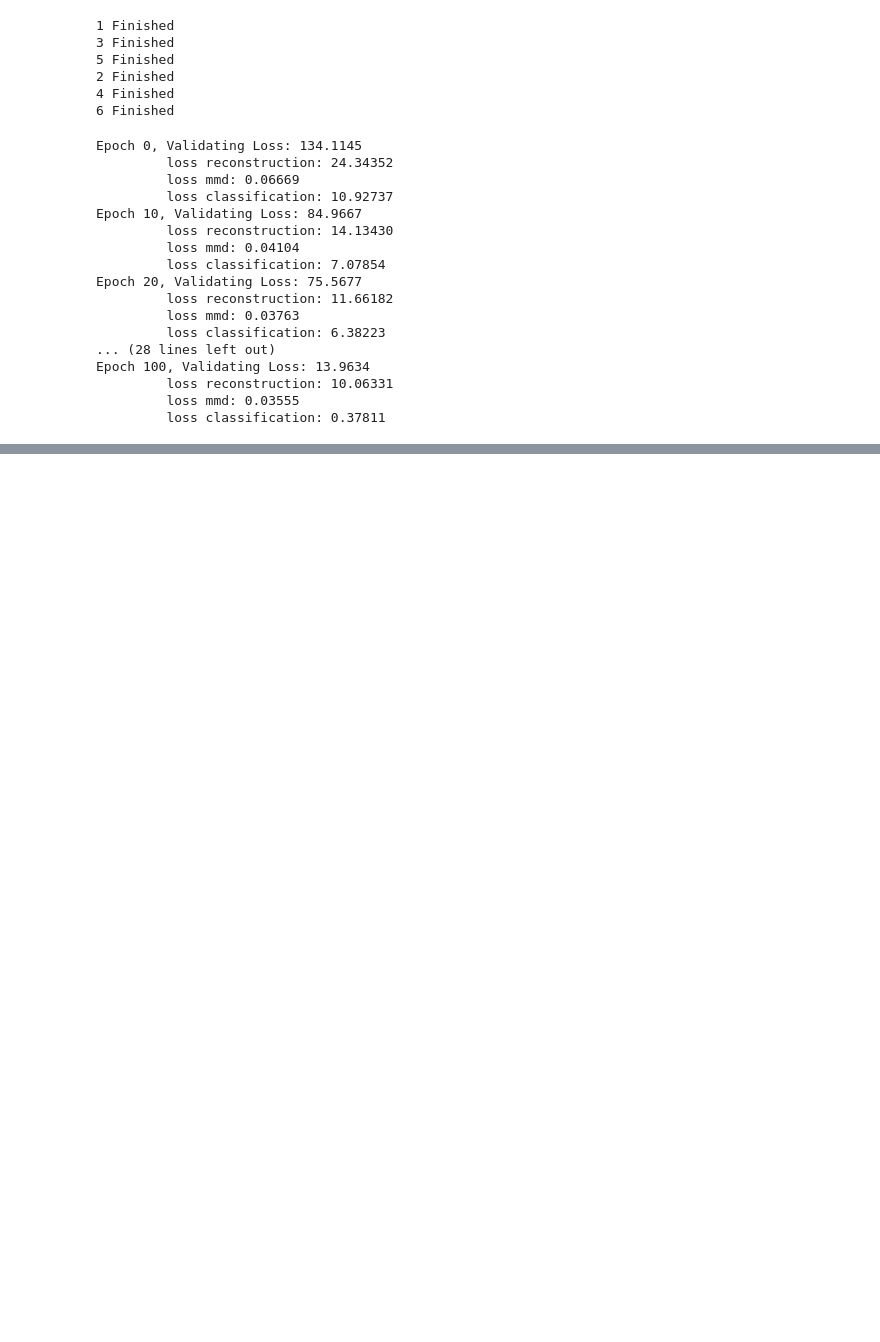
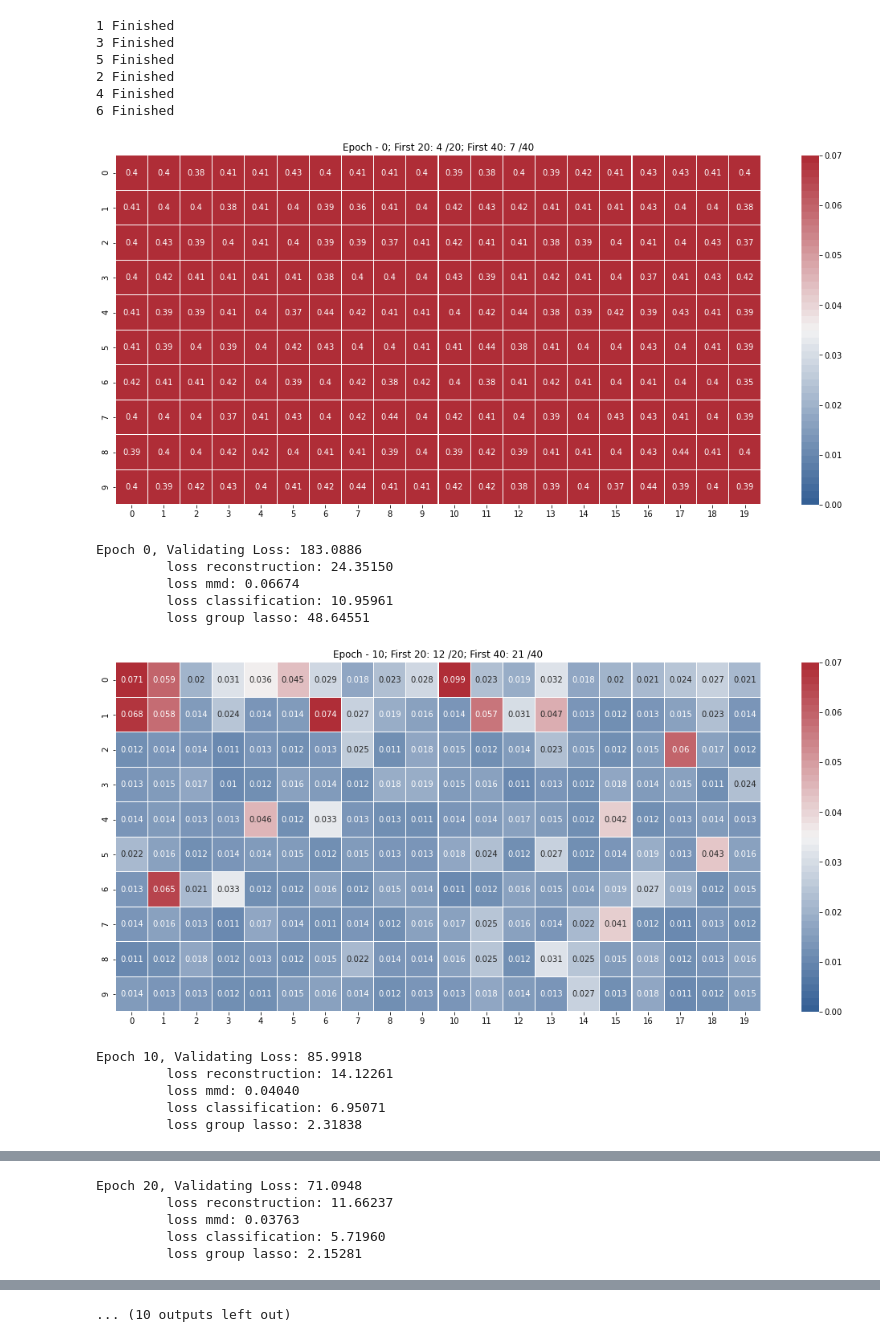
Before and after one commit to ZhangLabGT/scDisInFact, a Jupyter notebook: AntennaVAE/AE_model_new_ae_simulated.ipynb, the cells around one changed output, grey strips where cells are left out. Drawn from its saved outputs; the diff is of its cells as text; code cells hidden in the pictures; blank space fills up the shorter version.

```diff
--- a/AntennaVAE/AE_model_new_ae_simulated.ipynb
+++ b/AntennaVAE/AE_model_new_ae_simulated.ipynb
@@ -353,22 +349,17 @@ model1 = new_ae(datasets = datasets, Ks = [12, 4], batch_size = 128, interval =
                 lr = 5e-4, lambs = lambs, seed = 0, device = device, contr_loss = contr_loss)
 # model1 = new_ae(datasets = datasets, Ks = [12, 4], batch_size = 128, interval = 10, lr = 5e-4, lambs = [1, 1e-3, 10], seed = 0, device = device)
 # %%
-losses, *_ = model1.train(nepochs = 100)
+losses = model1.train(nepochs = 100)
 # %% [output]
+[figure, added]
-Epoch 0, Validating Loss: 134.1145
-         loss reconstruction: 24.34352
-         loss mmd: 0.06669
-         loss classification: 10.92737
-Epoch 10, Validating Loss: 84.9667
-         loss reconstruction: 14.13430
-         loss mmd: 0.04104
-         loss classification: 7.07854
-Epoch 20, Validating Loss: 75.5677
-         loss reconstruction: 11.66182
-         loss mmd: 0.03763
-         loss classification: 6.38223
-... (28 lines left out)
-Epoch 100, Validating Loss: 13.9634
-         loss reconstruction: 10.06331
-         loss mmd: 0.03555
-         loss classification: 0.37811
+Epoch 0, Validating Loss: 183.0886
+         loss reconstruction: 24.35150
+         loss mmd: 0.06674
+         loss classification: 10.95961
+         loss group lasso: 48.64551
+[figure, added]
+Epoch 10, Validating Loss: 85.9918
+         loss reconstruction: 14.12261
+         loss mmd: 0.04040
+         loss classification: 6.95071
+         loss group lasso: 2.31838
@@ -374,0 +367,5 @@ Epoch 100, Validating Loss: 13.9634
+Epoch 20, Validating Loss: 71.0948
+         loss reconstruction: 11.66237
+         loss mmd: 0.03763
+         loss classification: 5.71960
+         loss group lasso: 2.15281
@@ -374,0 +390 @@ Epoch 100, Validating Loss: 13.9634
+... (10 outputs left out)
```
Also changed, not shown: parts of 13 cells of this notebook.
